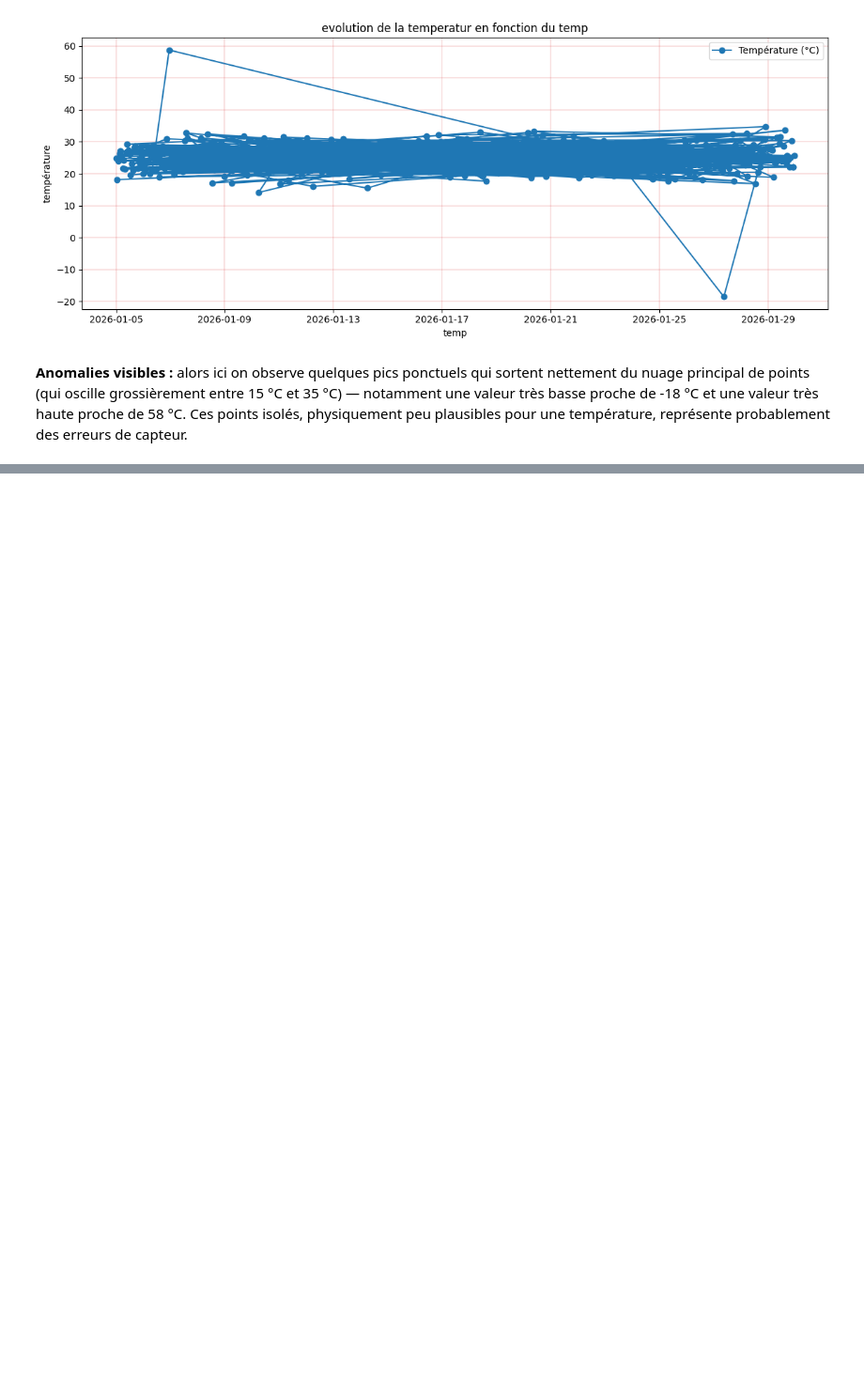
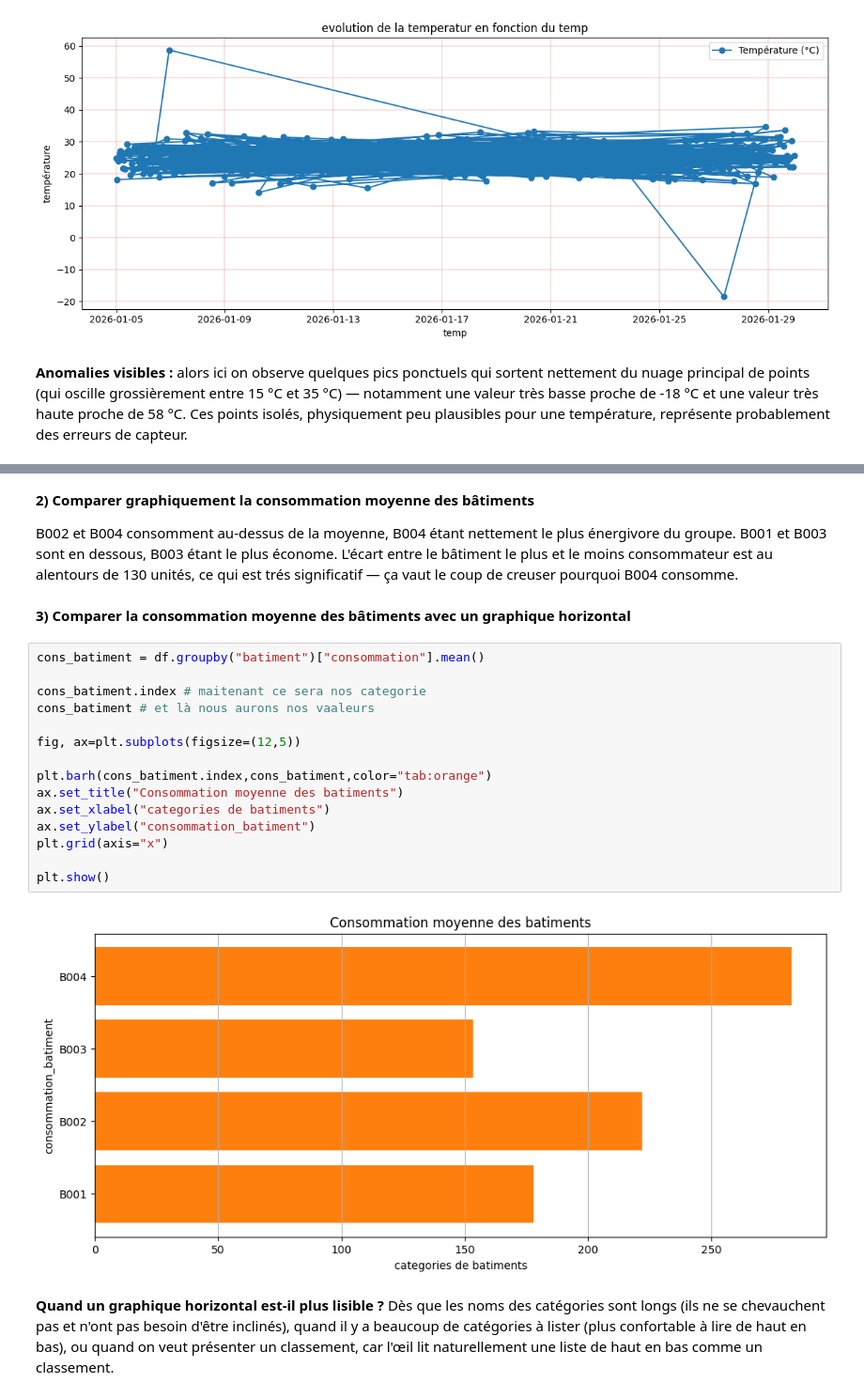
Before and after one commit to Youssoupha-ndiaye/TP_matplotlib_ODC_IA, a Jupyter notebook: atelier_matplotlib_iot/notebooks/atelier_matplotlib_iot.ipynb, the cells around one changed output, grey strips where cells are left out. Shown at 94% size. Cells and saved outputs as stored; diff of their text form; blank space fills up the shorter version.

```diff
--- a/atelier_matplotlib_iot/notebooks/atelier_matplotlib_iot.ipynb
+++ b/atelier_matplotlib_iot/notebooks/atelier_matplotlib_iot.ipynb
@@ -47,0 +67,31 @@ plausibles pour une température, représente probablement des erreurs de capteu
+# %% [markdown]
+**2) Comparer graphiquement la consommation moyenne des bâtiments**
+
+B002 et B004 consomment au-dessus de la moyenne, B004 étant nettement le plus énergivore du groupe.
+B001 et B003 sont en dessous, B003 étant le plus économe.
+L'écart entre le bâtiment le plus et le moins consommateur est au alentours de 130 unités, ce qui est trés significatif — ça vaut le coup de creuser pourquoi B004 consomme.
+# %% [markdown]
+**3) Comparer la consommation moyenne des bâtiments avec un graphique horizontal**
+# %%
+cons_batiment = df.groupby("batiment")["consommation"].mean()
+
+cons_batiment.index # maitenant ce sera nos categorie
+cons_batiment # et là nous aurons nos vaaleurs
+
+fig, ax=plt.subplots(figsize=(12,5))
+
+plt.barh(cons_batiment.index,cons_batiment,color="tab:orange")
+ax.set_title("Consommation moyenne des batiments")
+ax.set_xlabel("categories de batiments")
+ax.set_ylabel("consommation_batiment")
+plt.grid(axis="x")
+
+plt.show()
+# %% [output]
+[figure, added]
+# %% [markdown]
+**Quand un graphique horizontal est-il plus lisible ?** Dès que les noms des catégories
+sont longs (ils ne se chevauchent pas et n'ont pas besoin d'être inclinés), quand il y a
+beaucoup de catégories à lister (plus confortable à lire de haut en bas), ou quand on veut
+présenter un classement, car l'œil lit naturellement une liste de haut en bas comme un
+classement.
```
Also changed, not shown: parts of 4 cells of this notebook.
